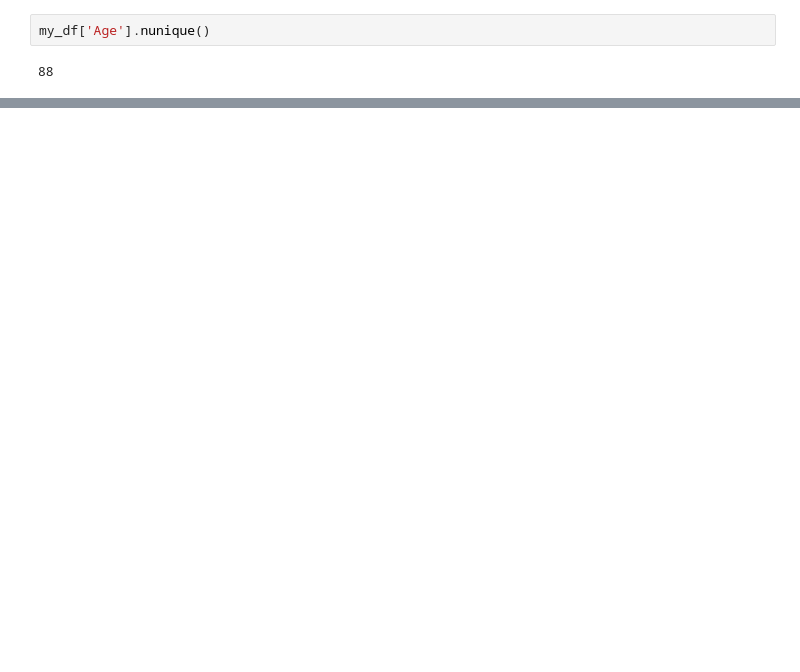
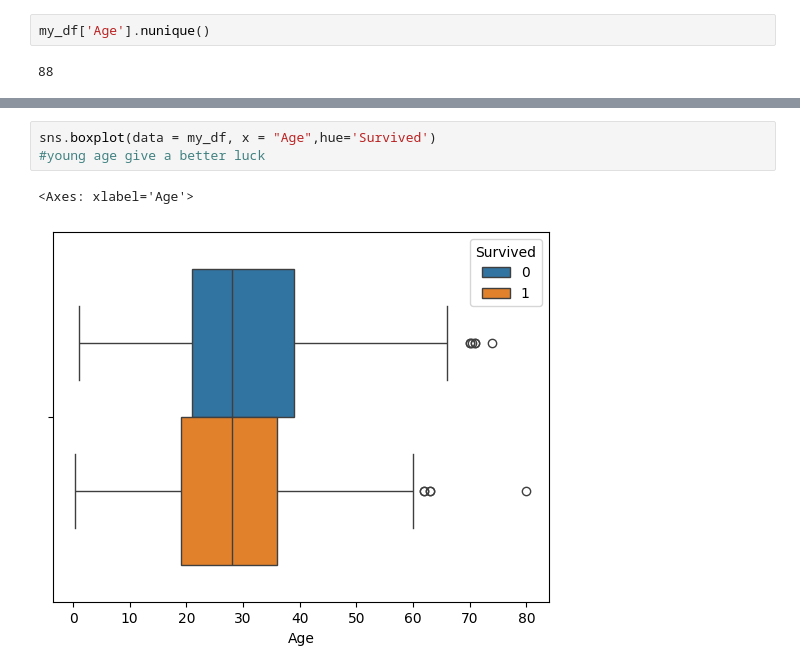
Before and after one commit to utkuseyithanoglu/utku_data-analyst, a Jupyter notebook: src/explore.ipynb, the cells around one changed output, grey strips where cells are left out. Cells and saved outputs as stored; diff of their text form; blank space fills up the shorter version.

```diff
--- a/src/explore.ipynb
+++ b/src/explore.ipynb
@@ -509,0 +554,6 @@ my_df['Age'].nunique()
+# %%
+sns.boxplot(data = my_df, x = "Age",hue='Survived')
+#young age give a better luck
+# %% [output]
+<Axes: xlabel='Age'>
+[figure, added]
```
Also changed, not shown: parts of 20 cells of this notebook.
